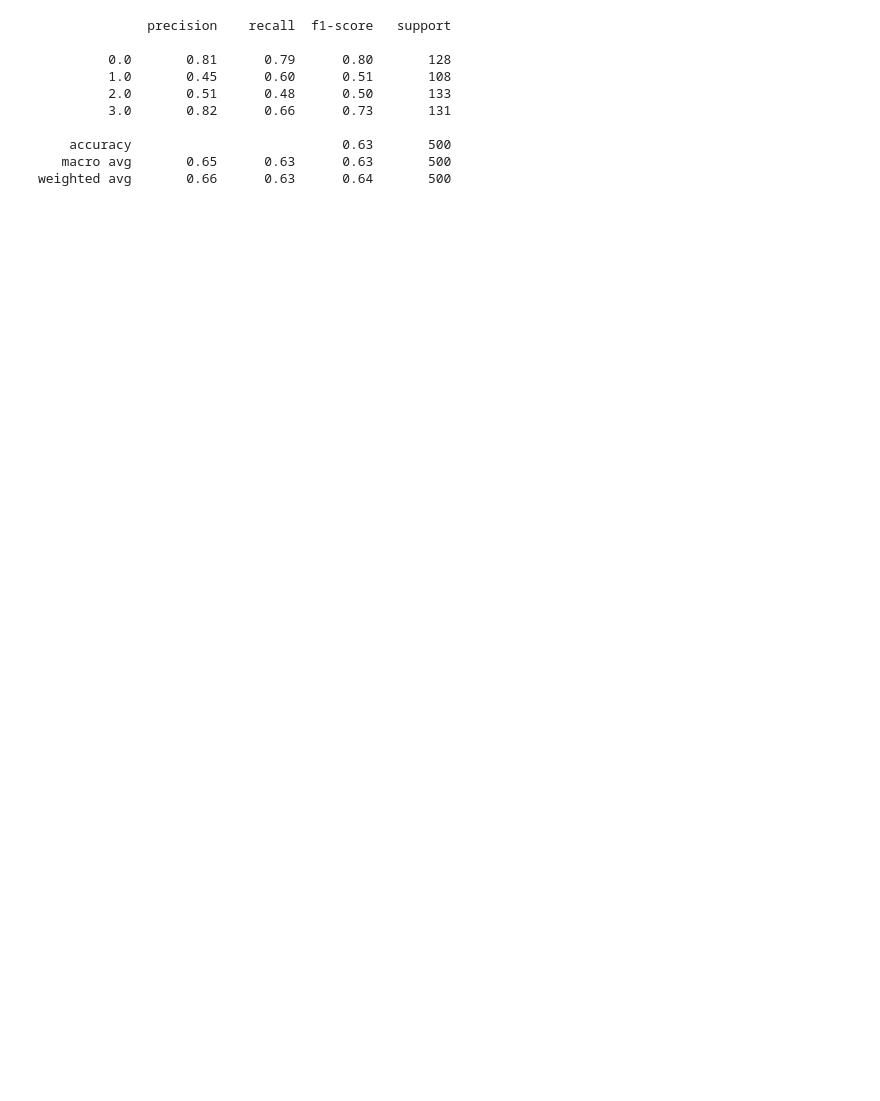
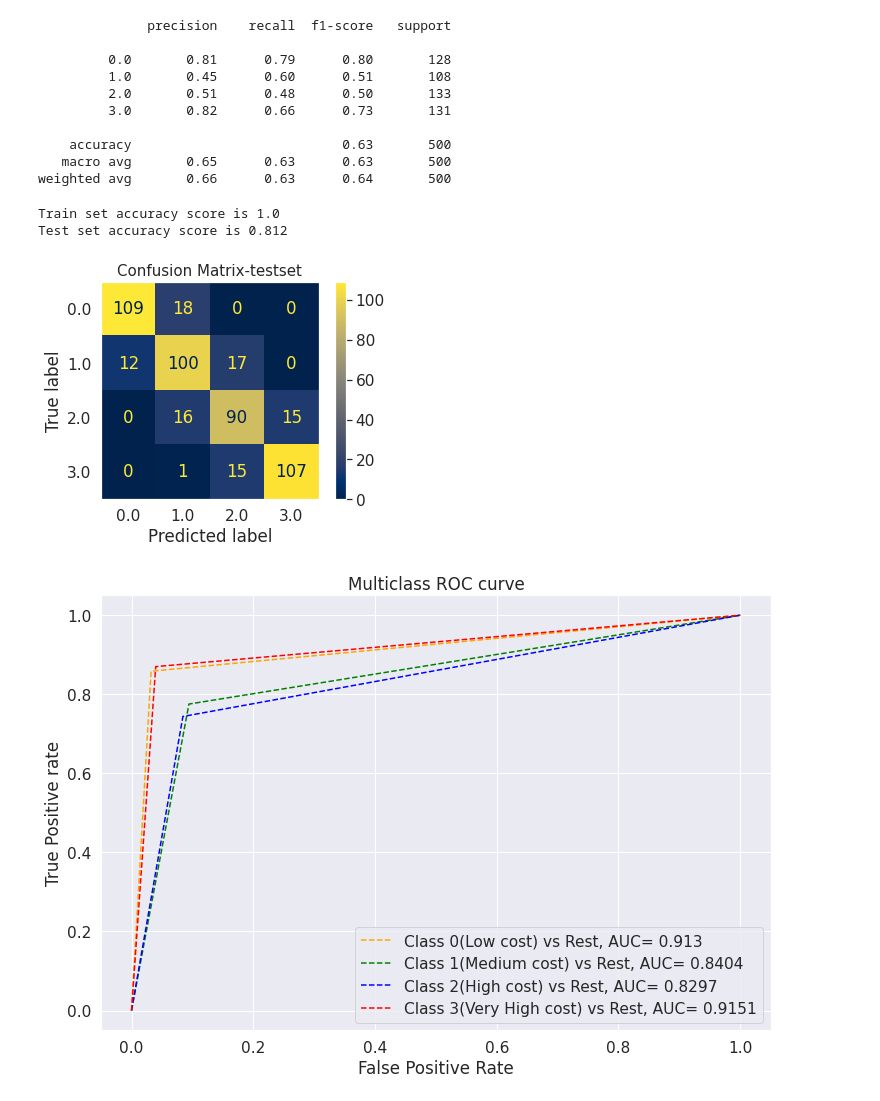
Before and after one commit to Sriharish19/Mobile_price_classification_ml_model, a Jupyter notebook: SH_Mobile_price_range_classification_ml.ipynb, the cells around one changed output. Cells and saved outputs as stored; diff of their text form; code cells hidden in the pictures; blank space fills up the shorter version.

```diff
--- a/SH_Mobile_price_range_classification_ml.ipynb
+++ b/SH_Mobile_price_range_classification_ml.ipynb
@@ -705,0 +731,36 @@ weighted avg       0.66      0.63      0.64       500
+# %%
+# Defining a function to standardize and then perform fit and transform print the test and train accuracy.
+# plot confusion matrix,roc,auc plots
+def predict(ml_model,X,y):
+    X_train,X_test,y_train,y_test=train_test_split(X,y,test_size=0.25,random_state=4)
+    sc=StandardScaler()
+    X_train=sc.fit_transform(X_train)
+    X_test=sc.transform(X_test)
+    model=ml_model.fit(X_train,y_train)
+    y_test_pred=model.predict(X_test)
+    y_train_pred=model.predict(X_train)
+    cf_matrix=confusion_matrix(y_test,y_pred)
+    Class_cat = ['low cost','medium cost', 'high cost', 'very high cost']
+
+    print(f'Train set accuracy score is {accuracy_score(y_train,y_train_pred)}')
+    print(f'Test set accuracy score is {accuracy_score(y_test,y_test_pred)}')
+    print('')
+    # print(f'The confusion matrix is \n{cf_matrix}')
+    # print('')
+    # print()
+    # print(classification_report(y_train,y_train_pred))
+    # print(classification_report(y_test,y_test_pred))
+    plot_confusion_matrix(ml_model,X_test,y_test,cmap='cividis')
+    plt.grid(False)
+    plt.title('Confusion Matrix-testset',fontsize=15)
+    plt.show()
+
+    pred_prob = ml_model.predict_proba(X_test)
+    plot_Auc_roc(y_test,pred_prob)
+# %%
+predict(DecisionTreeClassifier(),X,y)
+# %% [output]
+Train set accuracy score is 1.0
+Test set accuracy score is 0.812
+[figure, added]
+[figure, added]
```
Also changed, not shown: parts of 17 cells of this notebook.
